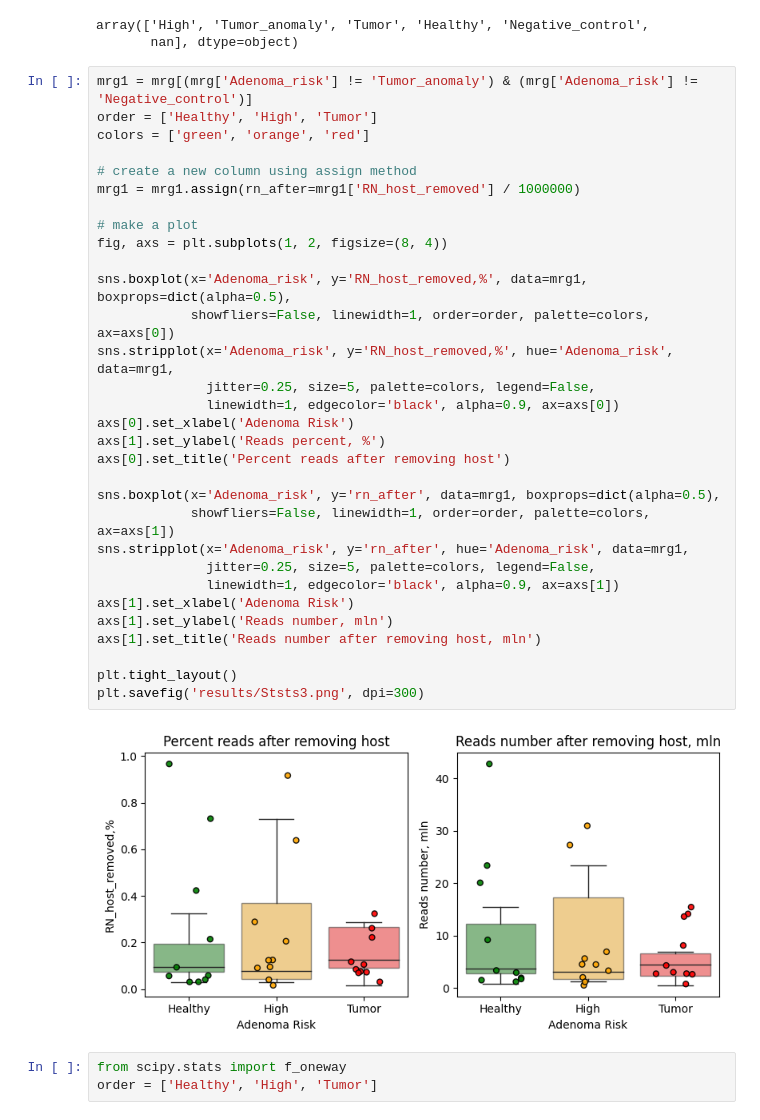
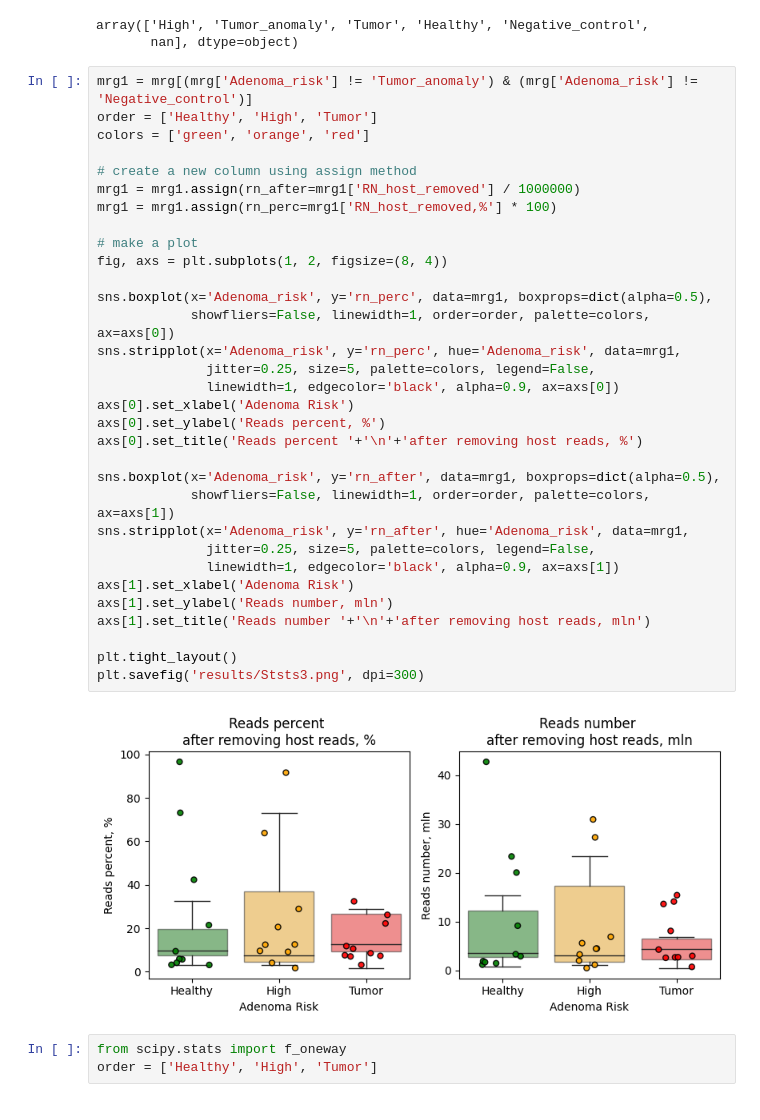
Before and after one commit to Chartiza/2023_Oral_metageome_pilot, a Jupyter notebook: Fasta_basic_stats.ipynb, the cells around one changed output. Drawn from its saved outputs; the diff is of its cells as text.

Commit message:
fixed plot

```diff
--- a/Fasta_basic_stats.ipynb
+++ b/Fasta_basic_stats.ipynb
@@ -64,36 +64,37 @@ array(['High', 'Tumor_anomaly', 'Tumor', 'Healthy', 'Negative_control',
 # %%
 mrg1 = mrg[(mrg['Adenoma_risk'] != 'Tumor_anomaly') & (mrg['Adenoma_risk'] != 'Negative_control')]
 order = ['Healthy', 'High', 'Tumor']
 colors = ['green', 'orange', 'red']
 
 # create a new column using assign method
 mrg1 = mrg1.assign(rn_after=mrg1['RN_host_removed'] / 1000000)
+mrg1 = mrg1.assign(rn_perc=mrg1['RN_host_removed,%'] * 100)
 
 # make a plot
 fig, axs = plt.subplots(1, 2, figsize=(8, 4))
 
-sns.boxplot(x='Adenoma_risk', y='RN_host_removed,%', data=mrg1, boxprops=dict(alpha=0.5),
+sns.boxplot(x='Adenoma_risk', y='rn_perc', data=mrg1, boxprops=dict(alpha=0.5),
             showfliers=False, linewidth=1, order=order, palette=colors, ax=axs[0])
-sns.stripplot(x='Adenoma_risk', y='RN_host_removed,%', hue='Adenoma_risk', data=mrg1,
+sns.stripplot(x='Adenoma_risk', y='rn_perc', hue='Adenoma_risk', data=mrg1,
               jitter=0.25, size=5, palette=colors, legend=False,
               linewidth=1, edgecolor='black', alpha=0.9, ax=axs[0])
 axs[0].set_xlabel('Adenoma Risk')
-axs[1].set_ylabel('Reads percent, %')
-axs[0].set_title('Percent reads after removing host')
+axs[0].set_ylabel('Reads percent, %')
+axs[0].set_title('Reads percent '+'\n'+'after removing host reads, %')
 
 sns.boxplot(x='Adenoma_risk', y='rn_after', data=mrg1, boxprops=dict(alpha=0.5),
             showfliers=False, linewidth=1, order=order, palette=colors, ax=axs[1])
 sns.stripplot(x='Adenoma_risk', y='rn_after', hue='Adenoma_risk', data=mrg1,
               jitter=0.25, size=5, palette=colors, legend=False,
               linewidth=1, edgecolor='black', alpha=0.9, ax=axs[1])
 axs[1].set_xlabel('Adenoma Risk')
 axs[1].set_ylabel('Reads number, mln')
-axs[1].set_title('Reads number after removing host, mln')
+axs[1].set_title('Reads number '+'\n'+'after removing host reads, mln')
 
 plt.tight_layout()
 plt.savefig('results/Ststs3.png', dpi=300)
 # %% [output]
-[figure, old version]
+[figure, new version]
 # %%
 from scipy.stats import f_oneway
 order = ['Healthy', 'High', 'Tumor']
```
Also changed, not shown: 1 other file.
